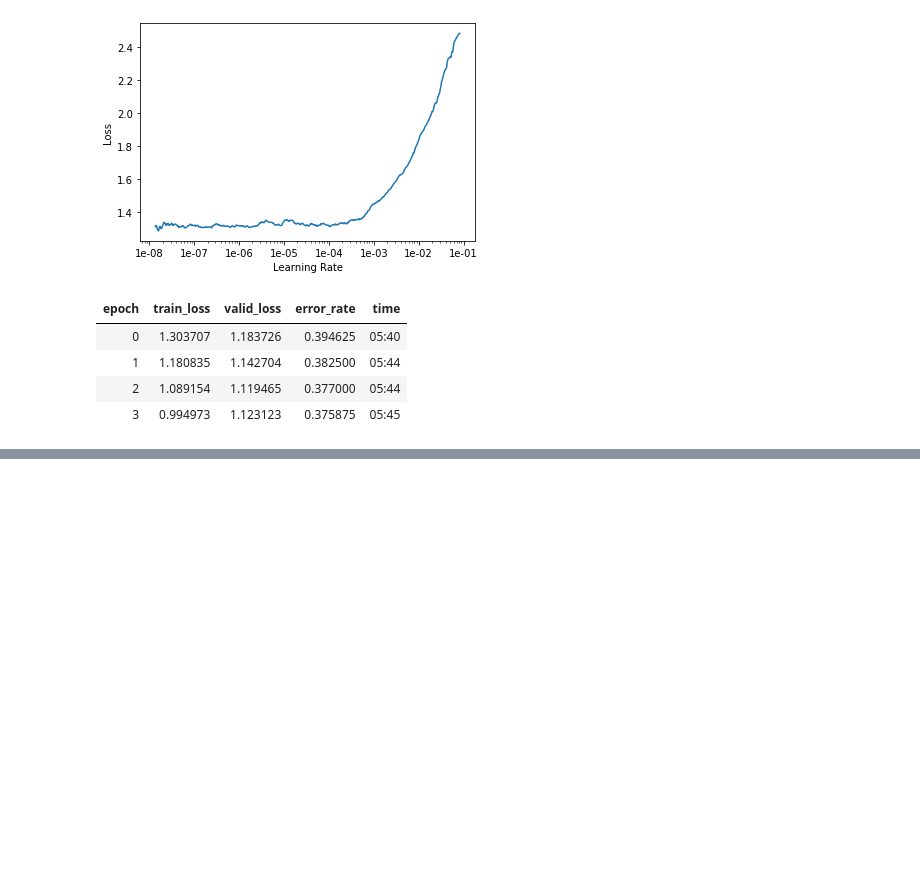
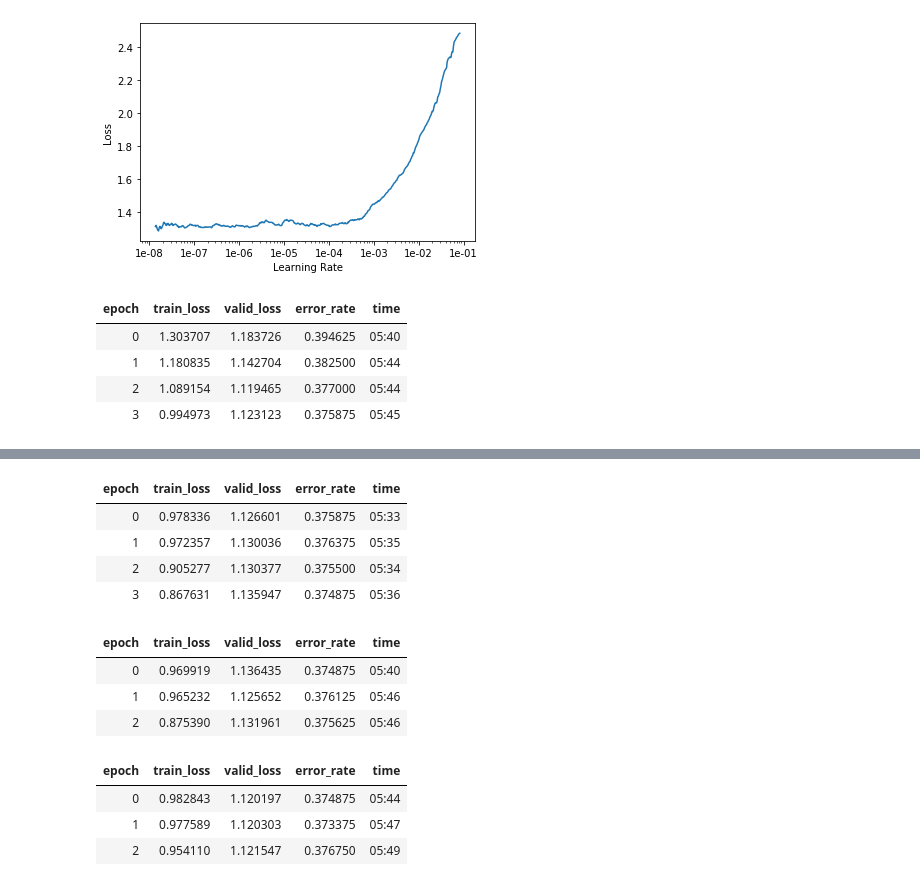
Before and after one commit to Arden-Zhu/fashion_net2, a Jupyter notebook: DeepFashion_classifer_by_category_picked.ipynb, the cells around one changed output, grey strips where cells are left out. Cells and saved outputs as stored; diff of their text form; code cells hidden in the pictures; blank space fills up the shorter version.

```diff
--- a/DeepFashion_classifer_by_category_picked.ipynb
+++ b/DeepFashion_classifer_by_category_picked.ipynb
@@ -188,0 +200,27 @@ learn.save('stage-3.3')
+# %%
+learn.fit_one_cycle(4, max_lr=slice(6e-6, 2e-5))
+learn.save('stage-4.1')
+# %% [output]
+| epoch | train_loss | valid_loss | error_rate | time |
+| 0 | 0.978336 | 1.126601 | 0.375875 | 05:33 |
+| 1 | 0.972357 | 1.130036 | 0.376375 | 05:35 |
+| 2 | 0.905277 | 1.130377 | 0.375500 | 05:34 |
+| 3 | 0.867631 | 1.135947 | 0.374875 | 05:36 |
+# %%
+learn.load('stage-3')
+learn.fit_one_cycle(3, max_lr=slice(5e-6, 5e-5))
+learn.save('stage-4-2')
+# %% [output]
+| epoch | train_loss | valid_loss | error_rate | time |
+| 0 | 0.969919 | 1.136435 | 0.374875 | 05:40 |
+| 1 | 0.965232 | 1.125652 | 0.376125 | 05:46 |
+| 2 | 0.875390 | 1.131961 | 0.375625 | 05:46 |
+# %%
+learn.load('stage-3')
+learn.fit_one_cycle(3, max_lr=slice(5e-7, 5e-6))
+learn.save('stage-4-3')
+# %% [output]
+| epoch | train_loss | valid_loss | error_rate | time |
+| 0 | 0.982843 | 1.120197 | 0.374875 | 05:44 |
+| 1 | 0.977589 | 1.120303 | 0.373375 | 05:47 |
+| 2 | 0.954110 | 1.121547 | 0.376750 | 05:49 |
```
Also changed, not shown: parts of 2 cells of this notebook.
